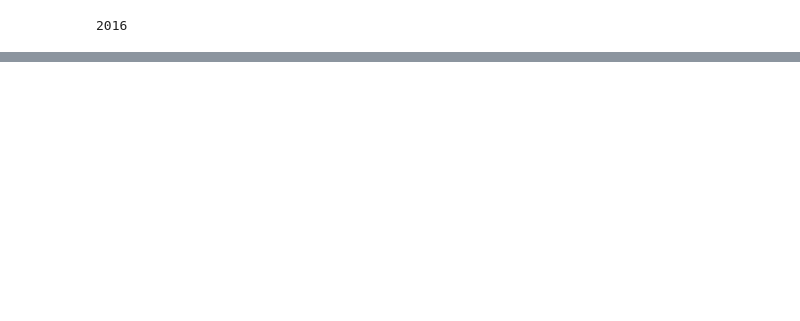
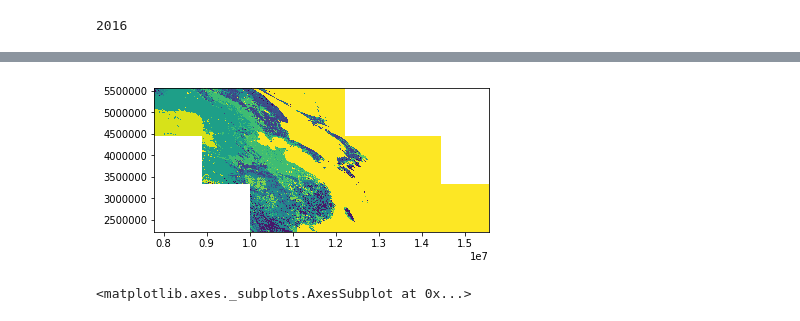
Before and after one commit to cogito288/GEMS_python, a Jupyter notebook: python-refactor/Code/pre_01_raw/MODIS_test.ipynb, the cells around one changed output, grey strips where cells are left out. Saved outputs shown, nothing was run; the diff lists cells and outputs as text; code cells hidden in the pictures; blank space fills up the shorter version.

```diff
--- a/python-refactor/Code/pre_01_raw/MODIS_test.ipynb
+++ b/python-refactor/Code/pre_01_raw/MODIS_test.ipynb
@@ -181,0 +80,5 @@ break
+# %%
+show(data2)
+# %% [output]
+[figure, added]
+<matplotlib.axes._subplots.AxesSubplot at 0x...>
```
Also changed, not shown: parts of 24 cells of this notebook, 3 other files.
